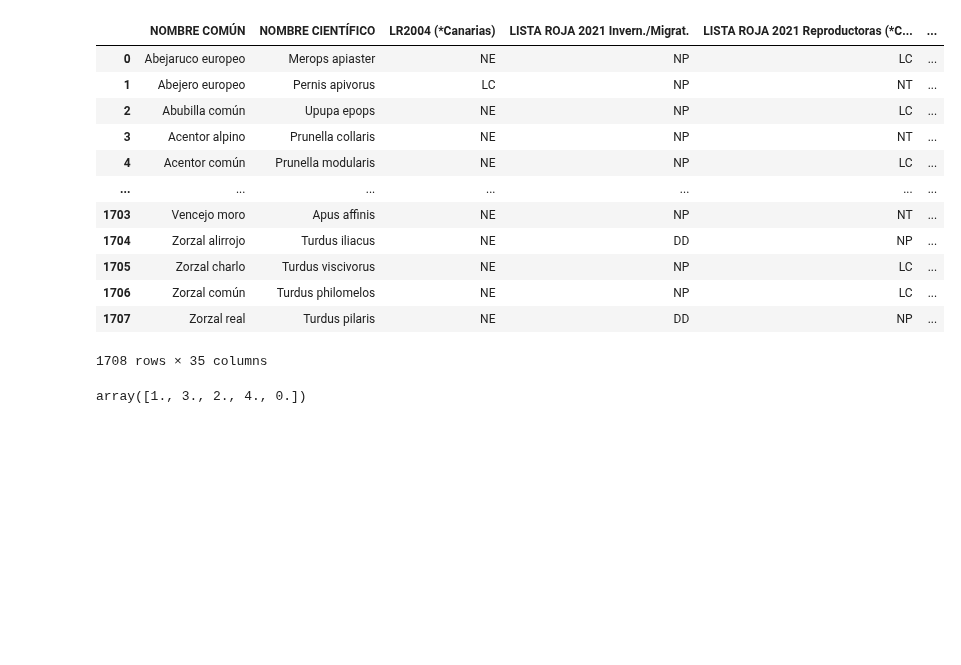
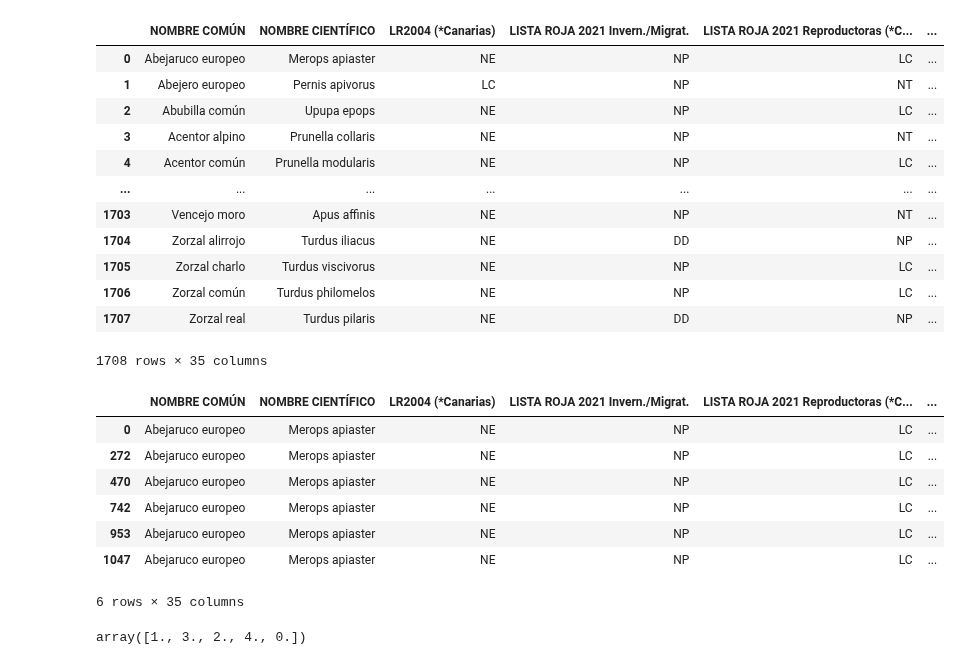
Before and after one commit to Factoria-F5-AI-Bootcamp-1-Edicion/Tracking_Aves, a Jupyter notebook: EDAb.ipynb, the cells around one changed output. Drawn from its saved outputs; the diff is of its cells as text; code cells hidden in the pictures; blank space fills up the shorter version.

Commit message:
Probando a hacer niveles de amenazas, no se consigue aun

```diff
--- a/EDAb.ipynb
+++ b/EDAb.ipynb
@@ -1477,7 +1485,6 @@ mapping
 # %%
 
 mapping.loc[df_definitivo.Amenaza == 'DIE', 'NIVEL AMENAZA'] = 1
-mapping.loc[df_definitivo.Amenaza == 'DD', 'NIVEL AMENAZA'] = 1
 mapping.loc[df_definitivo.Amenaza == 'DEP', 'NIVEL AMENAZA'] = 1
 mapping.loc[df_definitivo.Amenaza == 'LASRPE', 'NIVEL AMENAZA'] = 1
 mapping.loc[df_definitivo.Amenaza == 'LAESRPE', 'NIVEL AMENAZA'] = 1
@@ -1489,18 +1496,14 @@ mapping.loc[df_definitivo.Amenaza == 'LEFP', 'NIVEL AMENAZA'] = 1
 mapping.loc[df_definitivo.Amenaza == 'TUTEL', 'NIVEL AMENAZA'] = 1
 mapping.loc[df_definitivo.Amenaza == 'R', 'NIVEL AMENAZA'] = 1
 mapping.loc[df_definitivo.Amenaza == 'VU', 'NIVEL AMENAZA'] = 2
-mapping.loc[df_definitivo.Amenaza == 'VU*', 'NIVEL AMENAZA'] = 2
 mapping.loc[df_definitivo.Amenaza == 'SAH', 'NIVEL AMENAZA'] = 2
 mapping.loc[df_definitivo.Amenaza == 'DIE/VU', 'NIVEL AMENAZA'] = 2
 mapping.loc[df_definitivo.Amenaza == 'EN', 'NIVEL AMENAZA'] = 3
-mapping.loc[df_definitivo.Amenaza == '(EN)', 'NIVEL AMENAZA'] = 3
-mapping.loc[df_definitivo.Amenaza == 'EN*', 'NIVEL AMENAZA'] = 3
 mapping.loc[df_definitivo.Amenaza == 'EN(Reprod.)', 'NIVEL AMENAZA'] = 3
 mapping.loc[df_definitivo.Amenaza == 'EN/REPFSA', 'NIVEL AMENAZA'] = 3
 mapping.loc[df_definitivo.Amenaza == 'EN(Reprod.)', 'NIVEL AMENAZA'] = 3
 mapping.loc[df_definitivo.Amenaza == 'EN (Sist. Ib.)/LAESRPE', 'NIVEL AMENAZA'] = 3
 mapping.loc[df_definitivo.Amenaza == 'EX', 'NIVEL AMENAZA'] = 4
-mapping.loc[df_definitivo.Amenaza == 'CR', 'NIVEL AMENAZA'] = 4
 mapping.loc[df_definitivo.Amenaza == '', 'NIVEL AMENAZA'] = 0
 
 mapping
@@ -1518,6 +1521,17 @@ mapping
 | 1706 | Zorzal común | Turdus philomelos | NE | NP | LC | ... |
 | 1707 | Zorzal real | Turdus pilaris | NE | DD | NP | ... |
 1708 rows × 35 columns
+# %%
+mapping[mapping['NOMBRE COMÚN']=='Abejaruco europeo']
+# %% [output]
+|  | NOMBRE COMÚN | NOMBRE CIENTÍFICO | LR2004 (*Canarias) | LISTA ROJA 2021 Invern./Migrat. | LISTA ROJA 2021 Reproductoras (*C... | ... |
+| 0 | Abejaruco europeo | Merops apiaster | NE | NP | LC | ... |
+| 272 | Abejaruco europeo | Merops apiaster | NE | NP | LC | ... |
+| 470 | Abejaruco europeo | Merops apiaster | NE | NP | LC | ... |
+| 742 | Abejaruco europeo | Merops apiaster | NE | NP | LC | ... |
+| 953 | Abejaruco europeo | Merops apiaster | NE | NP | LC | ... |
+| 1047 | Abejaruco europeo | Merops apiaster | NE | NP | LC | ... |
+6 rows × 35 columns
 # %%
 # Hay algunos errores
 mapping['NIVEL AMENAZA'][mapping['Amenaza']=='DIE'].unique()
```
Also changed, not shown: parts of 4 cells of this notebook.
